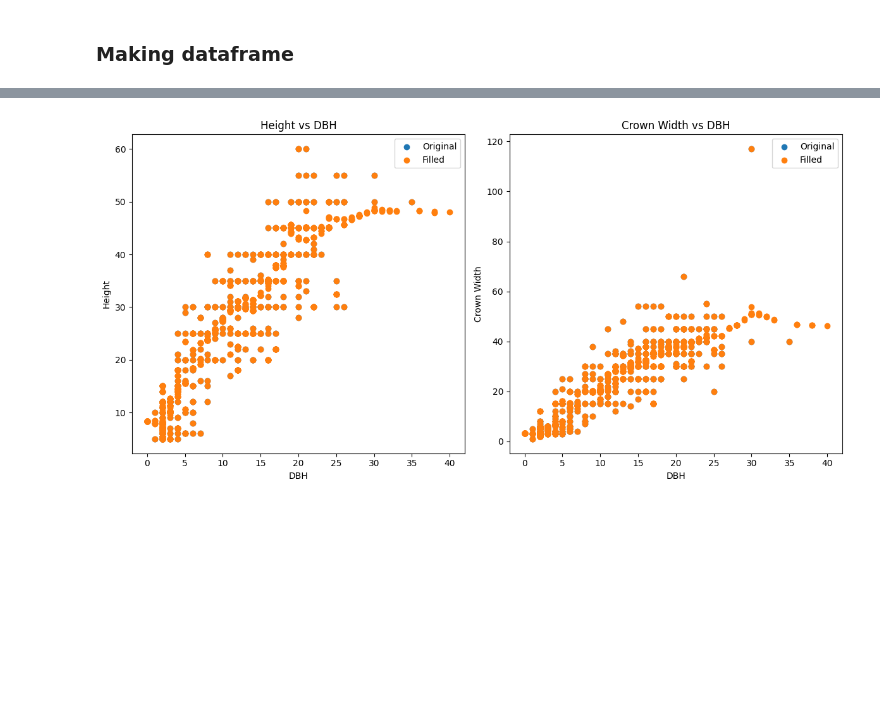
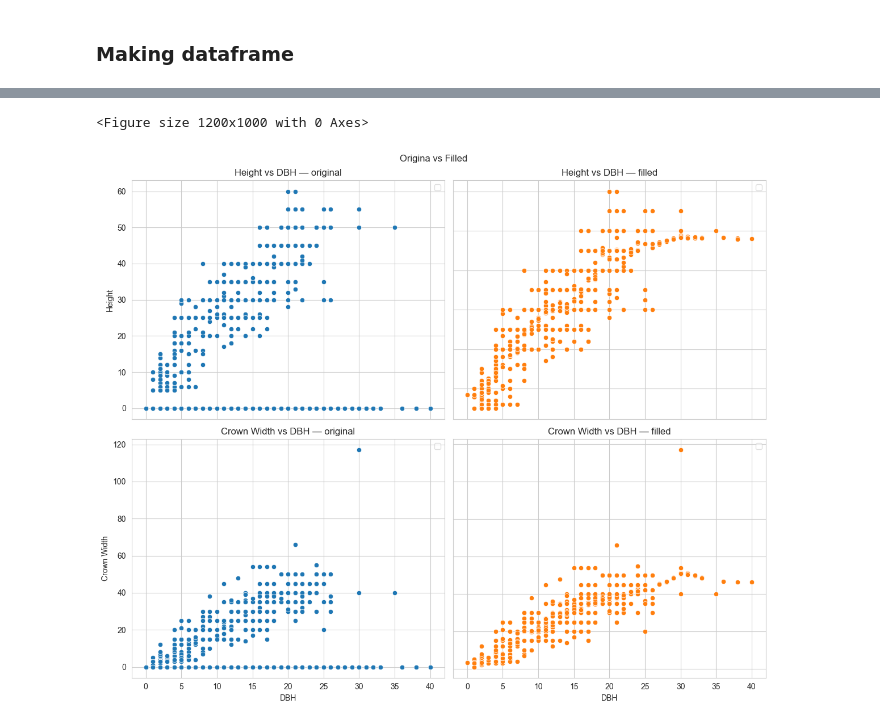
Before and after one commit to j-mye/trees, a Jupyter notebook: notebooks/data_filler.ipynb, the cells around one changed output, grey strips where cells are left out. Saved outputs shown, nothing was run; the diff lists cells and outputs as text; code cells hidden in the pictures; blank space fills up the shorter version.

Commit message:
nicer visuals kNN imputer

```diff
--- a/notebooks/data_filler.ipynb
+++ b/notebooks/data_filler.ipynb
@@ -37,26 +28,40 @@ sys.path.append('..')
 from scripts.data_filler import fill_missing_data
 
 df_filled = fill_missing_data(df)
+
+# Made ONLY for visual purposes seen below
+df_original = df.copy()
+df_original['Height'] = df_original['Height'].fillna(0)
+df_original['Crown Width'] = df_original['Crown Width'].fillna(0)
 # %%
-# Testing and visualizing the filled data
-df_filled.head()
+plt.figure(figsize=(12, 10))
+sns.set_style('whitegrid')
 
-plt.figure(figsize=(12, 6))
-plt.subplot(1, 2, 1)
-plt.scatter(df['DBH'], df['Height'], label='Original')
-plt.scatter(df_filled['DBH'], df_filled['Height'], label='Filled')
-plt.xlabel('DBH')
-plt.ylabel('Height')
-plt.title('Height vs DBH')
-plt.legend()
-plt.subplot(1, 2, 2)
-plt.scatter(df['DBH'], df['Crown Width'], label='Original')
-plt.scatter(df_filled['DBH'], df_filled['Crown Width'], label='Filled')
-plt.xlabel('DBH')
-plt.ylabel('Crown Width')
-plt.title('Crown Width vs DBH')
-plt.legend()
-plt.tight_layout()
+fig, axes = plt.subplots(2, 2, figsize=(12, 10), sharex='col')
+
+sns.scatterplot(data=df_original, x='DBH', y='Height', ax=axes[0, 0], color='C0')
+axes[0, 0].set_title('Height vs DBH — original')
+axes[0, 0].set_ylabel('Height')
+
+sns.scatterplot(data=df_original, x='DBH', y='Crown Width', ax=axes[1, 0], color='C0')
+axes[1, 0].set_title('Crown Width vs DBH — original')
+axes[1, 0].set_xlabel('DBH')
+axes[1, 0].set_ylabel('Crown Width')
+
+sns.scatterplot(data=df_filled, x='DBH', y='Height', ax=axes[0, 1], color='C1')
+axes[0, 1].set_title('Height vs DBH — filled')
+
+sns.scatterplot(data=df_filled, x='DBH', y='Crown Width', ax=axes[1, 1], color='C1')
+axes[1, 1].set_title('Crown Width vs DBH — filled')
+axes[1, 1].set_xlabel('DBH')
+
+for ax in axes.flat:
+    ax.label_outer()
+    ax.legend(framealpha=0.6)
+
+plt.suptitle('Origina vs Filled')
+plt.tight_layout(rect=[0, 0, 1, 1])
 plt.show()
 # %% [output]
+<Figure size 1200x1000 with 0 Axes>
-[figure, old version]
+[figure, new version]
```
Also changed, not shown: parts of 4 cells of this notebook, 1 other file.
